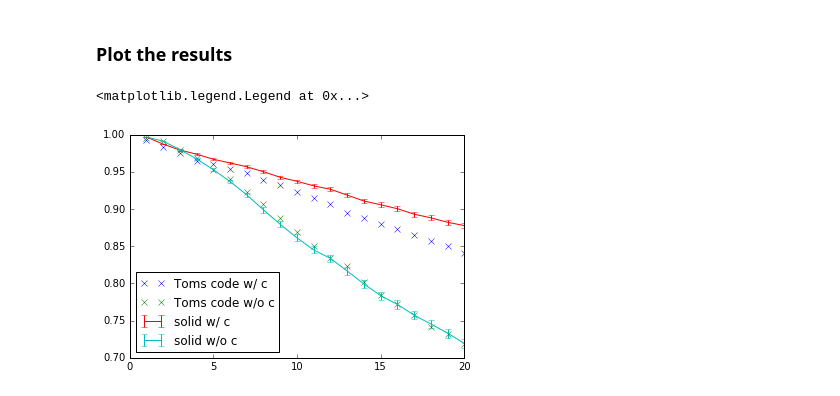
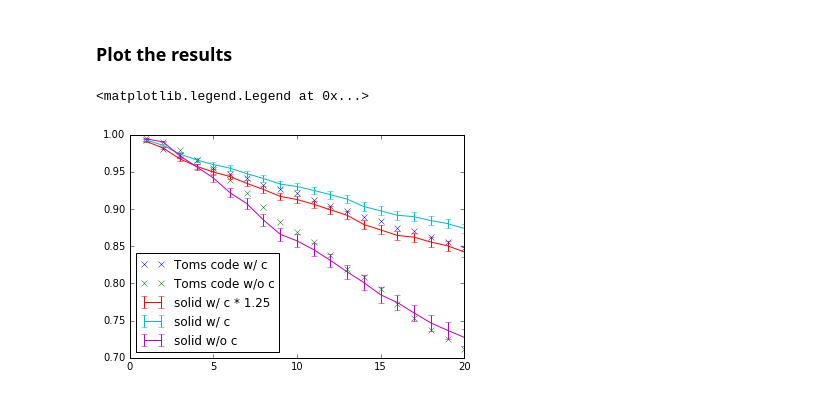
Before and after one commit to quantumsim/quantumsim, a Jupyter notebook: threeqbit.ipynb, the cells around one changed output. Saved outputs shown, nothing was run; the diff lists cells and outputs as text; code cells hidden in the pictures.

```diff
--- a/threeqbit.ipynb
+++ b/threeqbit.ipynb
@@ -70,11 +66,11 @@ m2 = circuit.Measurement("A2", time=5*t_gate+0.5*t_meas, sampler=sampler2)
 c.add_gate(m2)
 
 for qb in ['D1', 'D2', 'D3']:
-    c.add_rotate_y(qb, angle=np.pi, time=5*t_gate+0.5*t_meas+t_gate)
+    c.add_rotate_y(qb, angle=np.pi, time=5*t_gate+0.5*t_meas)
     pass
 
 
-c.add_waiting_gates(tmin=0, tmax=5*t_gate+t_meas+t_rest)
+c.add_waiting_gates(tmin=-t_rest-0.5*t_meas, tmax=5*t_gate+0.5*t_meas)
 
 plt.figure(figsize=(17,5))
 
@@ -208,7 +108,7 @@ rounds = 20
 fidelity_list = [[] for _ in range(rounds)]
 fidelity_list_no_correction = [[] for _ in range(rounds)]
 
-no_repetitions = 3000
+no_repetitions = 1000
 
 for _ in range(no_repetitions):
     sdm = sparsedm.SparseDM(qubit_names)
@@ -268,29 +172,26 @@ me_fide_nc_error = np.array(fidelity_list_no_correction).std(1)/np.sqrt(no_repet
 # %%
 import qec.scripts.three_qubit_rep_fidelity as toms
 
-toms_fide, toms_fide_no_correction = toms.run(num_repetitions=3000, flipping=True)
+toms_fide, toms_fide_no_correction = toms.run(num_repetitions=2000, flipping=True)
 # %% [markdown]
 ### Plot the results
 # %%
-
-
-#
 p = np.exp(-(t_rest+5*t_gate+t_meas)/t1)
 
 #plt.plot(range(1, 20+1),
 #        [1-(3*(1-p**n)**2*(p**n)+(1-p**n)**3)/2 for n in range(1, 20+1)])
 
 n = np.arange(1, 21)
 
 plt.plot(n, toms_fide, "x", label='Toms code w/ c')
 plt.plot(n, toms_fide_no_correction, "x", label='Toms code w/o c')
 
-#plt.errorbar(n, 1-(1-me_fide_c_flip)*1.2 , yerr=me_fide_c_error, label='solid w/ c * 1.5')
+plt.errorbar(n, 1-(1-me_fide_c_flip)*1.25 , yerr=me_fide_c_error, label='solid w/ c * 1.25')
 plt.errorbar(n, me_fide_c_flip, yerr=me_fide_c_error, label='solid w/ c')
 
 plt.errorbar(n, me_fide_nc_flip, yerr=me_fide_nc_error, label='solid w/o c')
 
 plt.legend(loc="best")
 # %% [output]
 <matplotlib.legend.Legend at 0x...>
-[figure, old version]
+[figure, new version]
```
Also changed, not shown: parts of 6 cells of this notebook.
